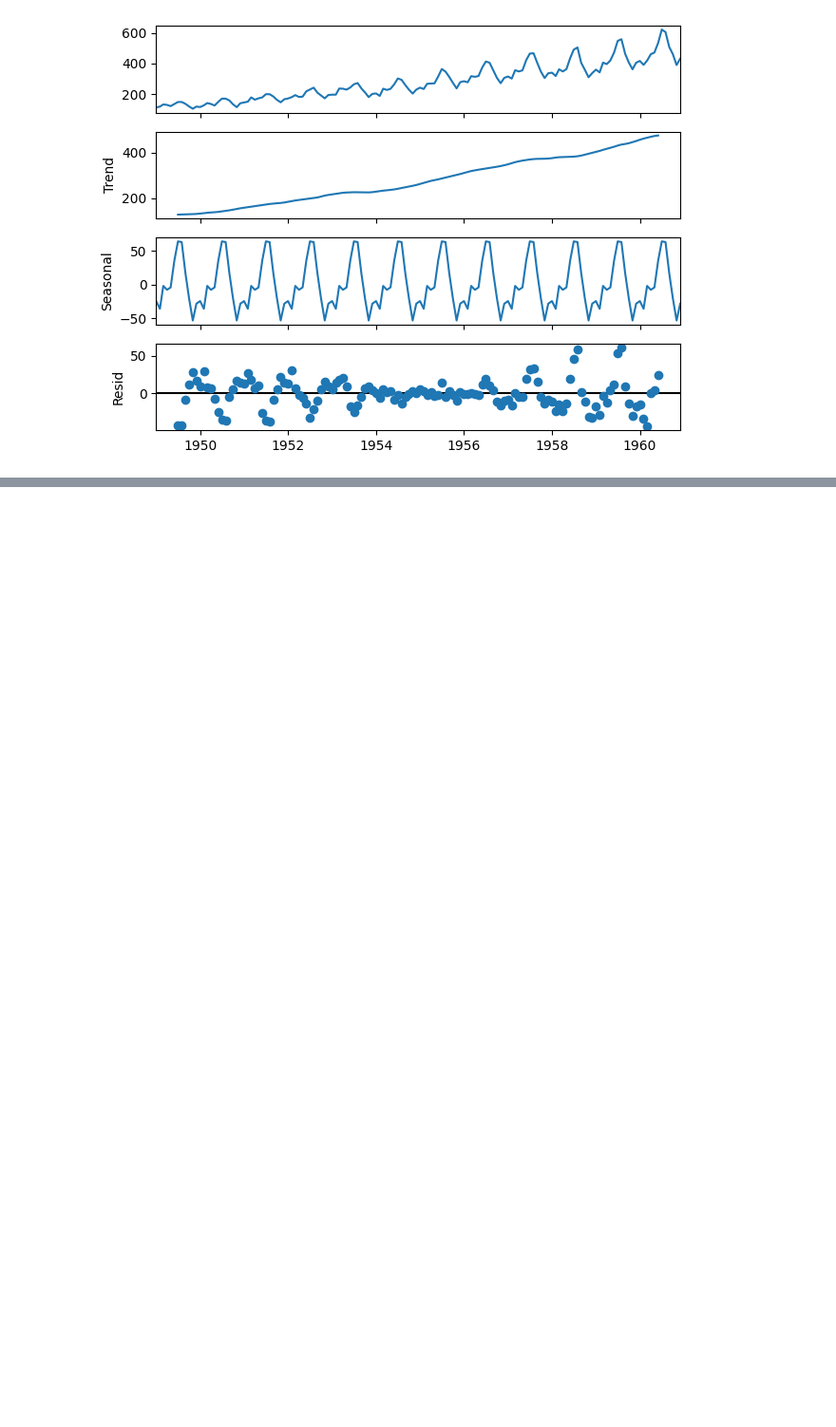
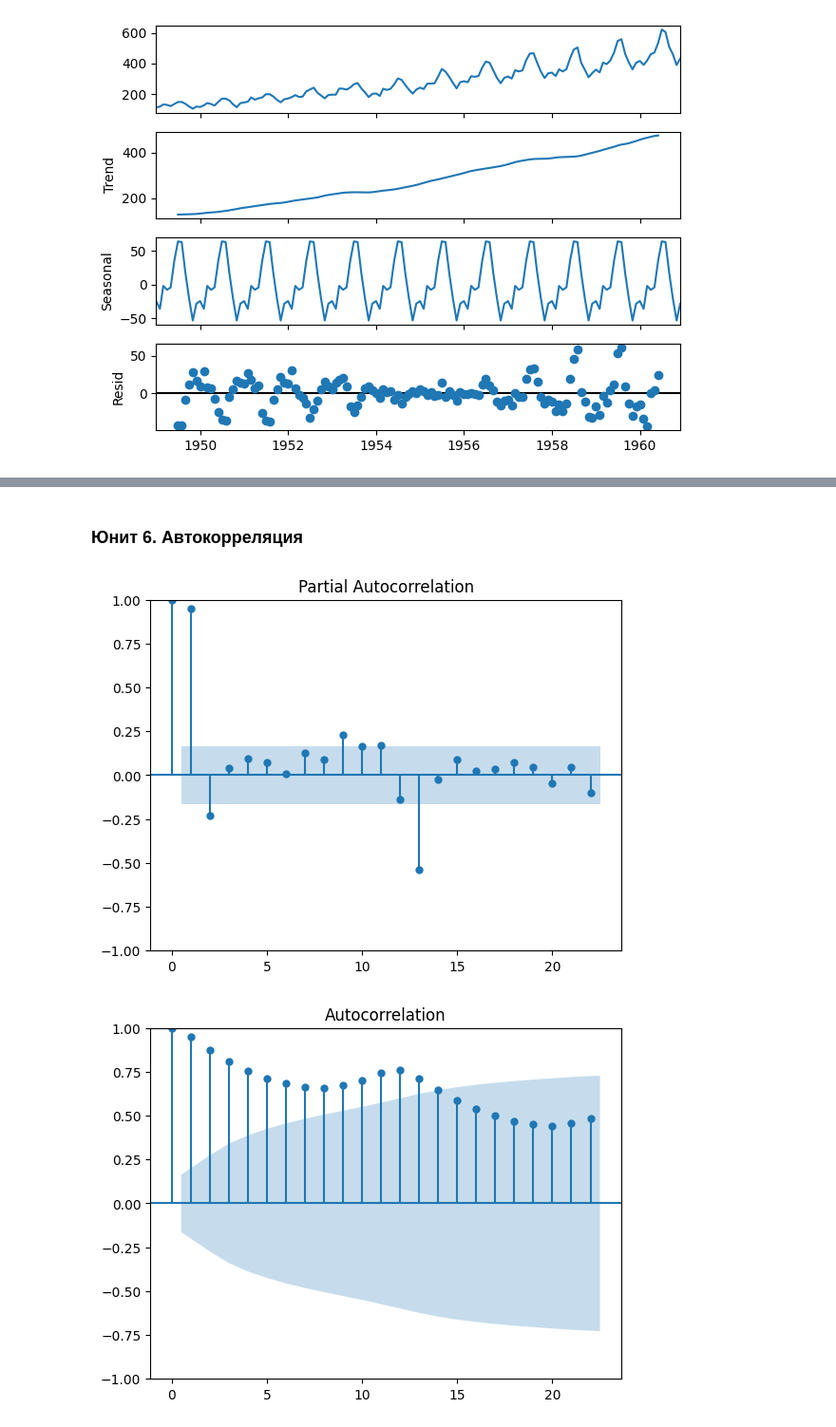
Before and after one commit to Elancinos/SF_DS_COURSE, a Jupyter notebook: Studies/MATH&ML-12/MATH&ML-12.ipynb, the cells around one changed output, grey strips where cells are left out. Shown at 95% size. Cells and saved outputs as stored; diff of their text form; code cells hidden in the pictures; blank space fills up the shorter version.

```diff
--- a/Studies/MATH&ML-12/MATH&ML-12.ipynb
+++ b/Studies/MATH&ML-12/MATH&ML-12.ipynb
@@ -40,0 +123,12 @@ plt.show()
+# %% [markdown]
+### Юнит 6. Автокорреляция
+# %%
+# from statsmodels.graphics.tsaplots import plot_acf
+
+df = pd.read_csv("data/AirPassengers.zip", index_col='Month', parse_dates=['Month'])
+# display(df)
+plot_acf(df)
+plot_pacf(df)
+# %% [output]
+[figure, added]
+[figure, added]
```
Also changed, not shown: parts of 24 cells of this notebook, 43 other files.
